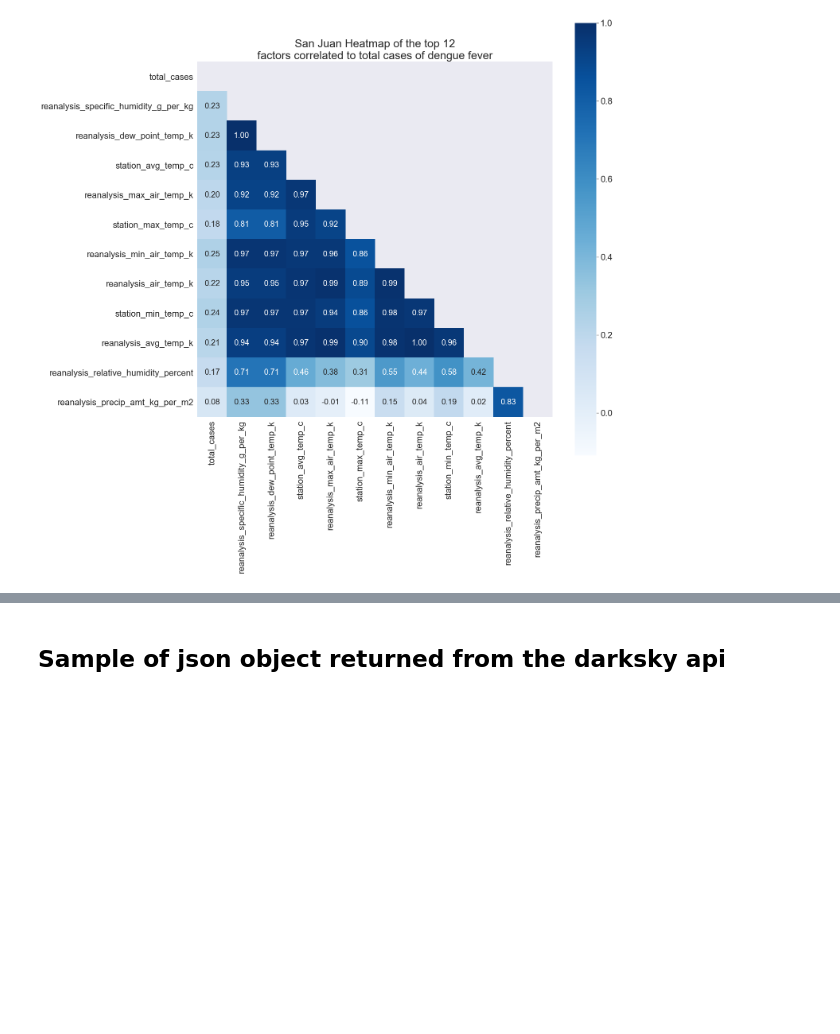
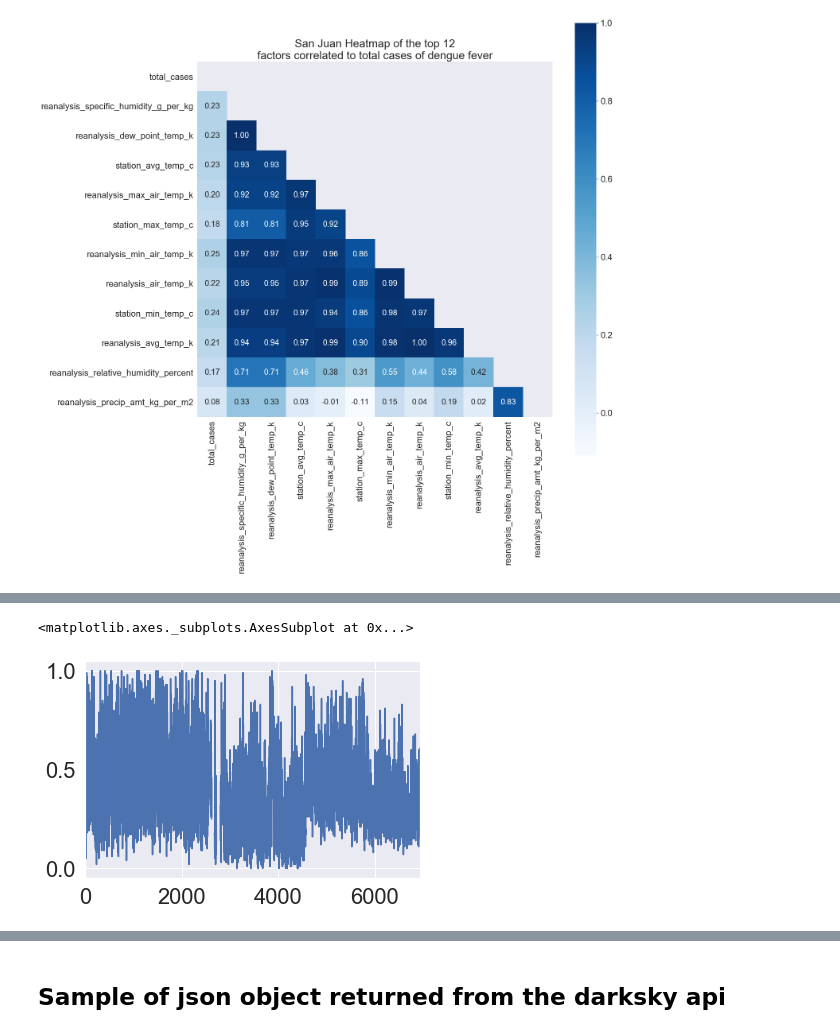
Before and after one commit to iEvidently/dsc-5-capstone-project-online-ds-pt-100118, a Jupyter notebook: dd_dengue_fever.ipynb, the cells around one changed output, grey strips where cells are left out. Cells and saved outputs as stored; diff of their text form; code cells hidden in the pictures; blank space fills up the shorter version.

```diff
--- a/dd_dengue_fever.ipynb
+++ b/dd_dengue_fever.ipynb
@@ -1165,0 +1830,5 @@ plt.show()
+# %%
+# load the darksy .csv files. They still need missing values filled.
+
+iq_weather_history = pd.read_csv('iq_weather_hist_2.csv')
+sj_weather_history = pd.read_csv('sj_weather_hist_2.csv')
@@ -1165,0 +1875,10 @@ plt.show()
+# %%
+# columns with very large amounts of missing data that are
+# either likely strongly correlated with other columns and/or of no value (latitude) are dropped
+sj_drop = ['precipIntensity', 'precipIntensityMax', 'precipIntensityMaxTime', 'precipProbability', 'precipType', 'visibility', 'windGust', 'windGustTime', 'summary', 'icon', 'timezone',
+          'latitude', 'longitude', 'offset']
+iq_drop = ['precipType', 'pressure', 'visibility', 'summary', 'icon', 'timezone', 'latitude', 'longitude', 'offset']
+# %%
+# drop the columns
+sj_weather = sj_weather_history.drop(sj_drop, axis=1)
+iq_weather = iq_weather_history.drop(iq_drop, axis=1)
@@ -1165,0 +1906,7 @@ plt.show()
+# %%
+# look at cloudCover
+series = sj_weather['cloudCover']
+series.plot()
+# %% [output]
+<matplotlib.axes._subplots.AxesSubplot at 0x...>
+[figure, added]
```
Also changed, not shown: parts of 115 cells of this notebook, 1 other file.
